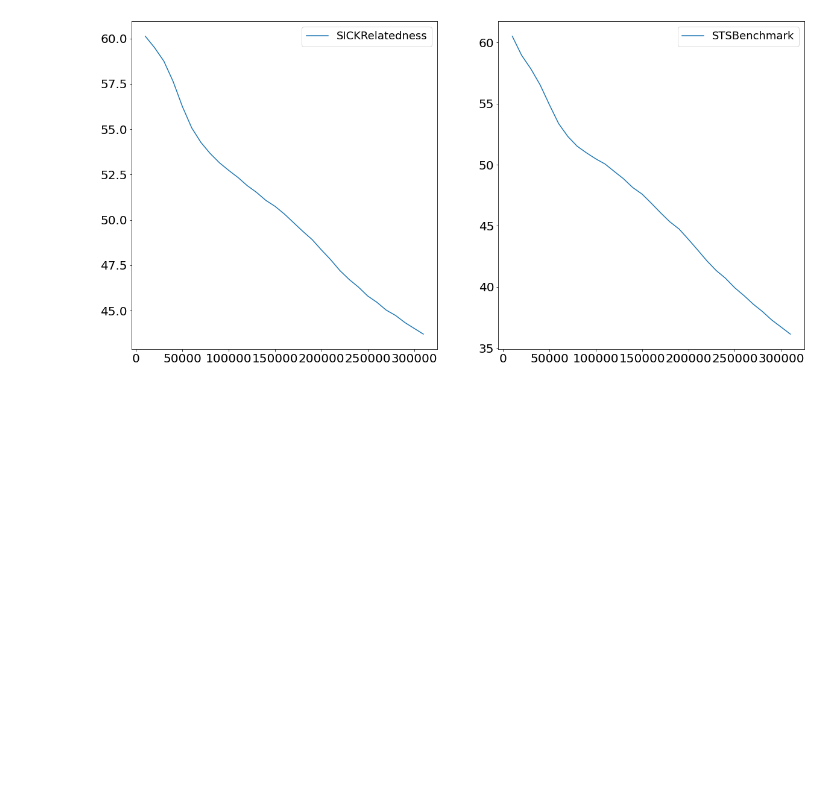
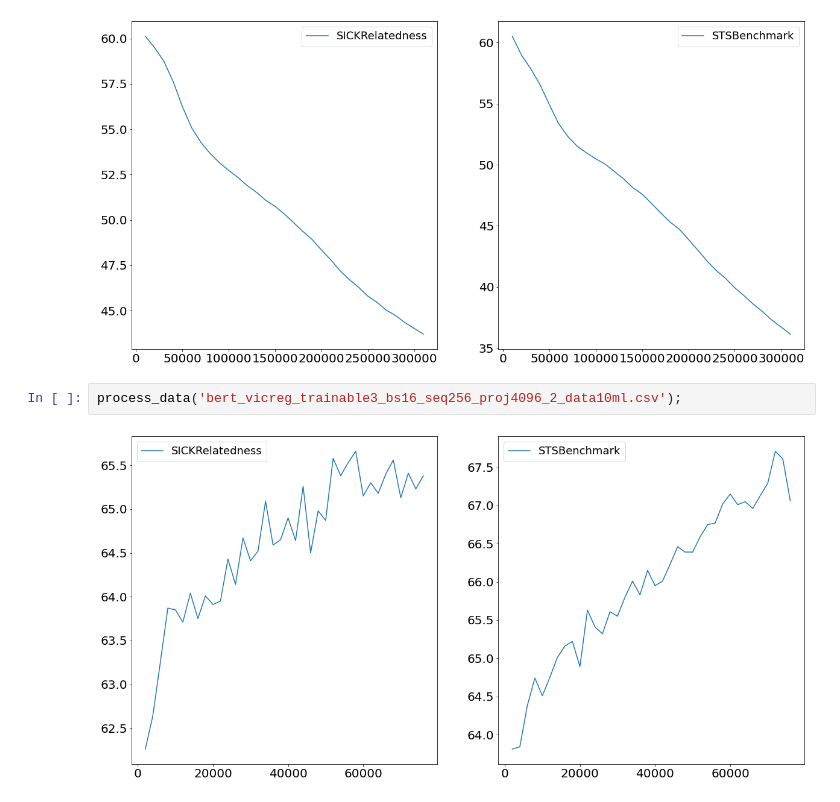
Before and after one commit to MaveriQ/barlowtwins, a Jupyter notebook: pl_model/senteval/result_plots.ipynb, the cells around one changed output. Cells and saved outputs as stored; diff of their text form; blank space fills up the shorter version.

```diff
--- a/pl_model/senteval/result_plots.ipynb
+++ b/pl_model/senteval/result_plots.ipynb
@@ -135,3 +135,7 @@ model_nlpmixer6_2048_4 = process_data('bert_nlpmixer6_2048-2048-2048-2048_lamb1.
 model_nlpmixer6_4096_2 = process_data('bert_nlpmixer6_4096-4096_lamb1.0_gpus4_alldata_allhidden_bn.csv')
 # %% [output]
 [figure]
+# %%
+process_data('bert_vicreg_trainable3_bs16_seq256_proj4096_2_data10ml.csv');
+# %% [output]
+[figure, added]
```
Also changed, not shown: parts of 4 cells of this notebook, 29 other files.
